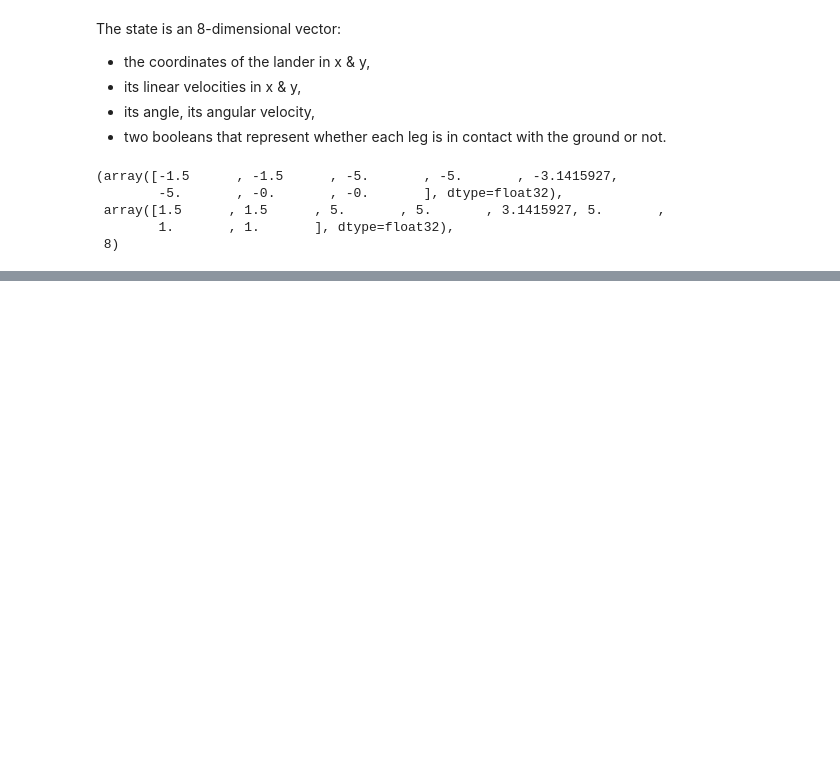
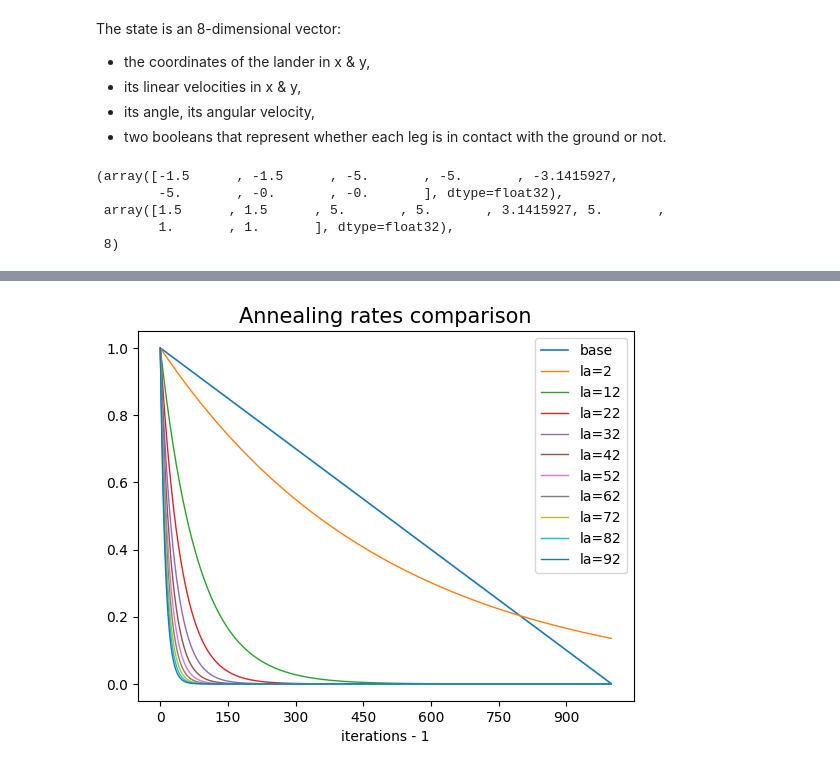
Before and after one commit to Axik0/DRL, a Jupyter notebook: DRL2(lunar).ipynb, the cells around one changed output, grey strips where cells are left out. Drawn from its saved outputs; the diff is of its cells as text; code cells hidden in the pictures; blank space fills up the shorter version.

```diff
--- a/DRL2(lunar).ipynb
+++ b/DRL2(lunar).ipynb
@@ -68,4 +68,31 @@ new_state
  False)
+# %%
+# auxillary functions
+def lin_ann_rate(i, n_total):
+    return 1 - i / n_total
+
+def exp_ann_rate(i, thr=0.0001, la=2/300, drop=0.001):
+    """exponential decay with i --> +inf, provides descending values within range [expl_thr, 1],
+        la=0.01 means ~36% left after 100 iterations, results < drop value are zeroed"""
+    exp = np.exp if isinstance(i, np.ndarray) else torch.exp
+    result = thr + (1 - thr) * exp(- la * i)
+    if drop:
+        result[result <= drop] = 0
+    return result
+
+def anneal_comparison(n=500):
+    i = np.arange(n)
+    ax = sns.lineplot(lin_ann_rate(i, n), linewidth=1.2, label=f"base")
+    ax.xaxis.set_major_locator(MaxNLocator(integer=True))
+    ax.set_title(f"Annealing rates comparison", fontsize=15)
+    ax.set_xlabel('iterations - 1')
+    for j in np.arange(2, 100, 10):
+        result = exp_ann_rate(i, thr=0, la=j/n, drop=1e-4)
+        ax = sns.lineplot(result, linewidth=1, ax=ax, label=f"la={j}")
+# %%
+anneal_comparison(1000)
+# %% [output]
+[figure, added]
 # %%
 class RandAgent():
     """baseline agent that performs random actions"""
```
Also changed, not shown: parts of 9 cells of this notebook.
